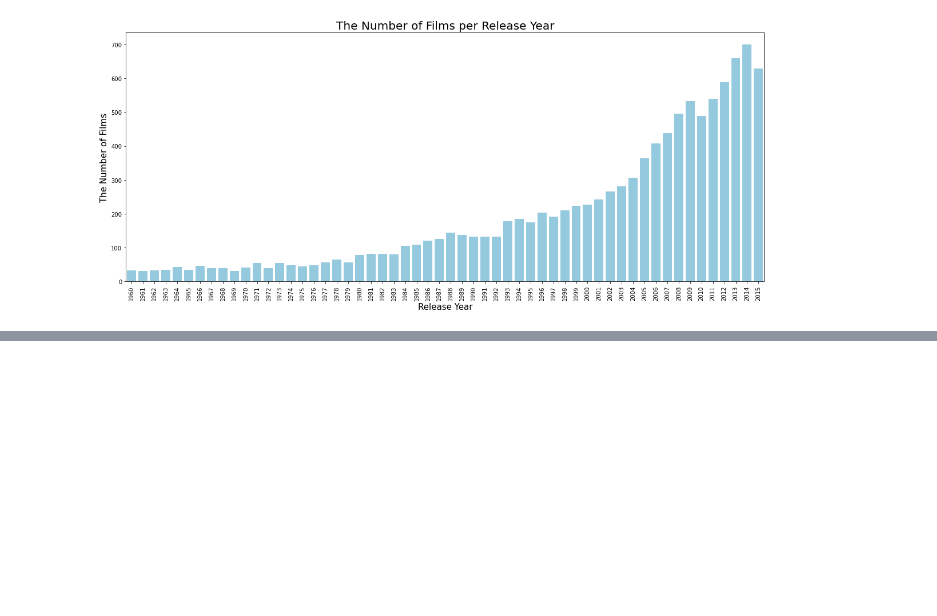
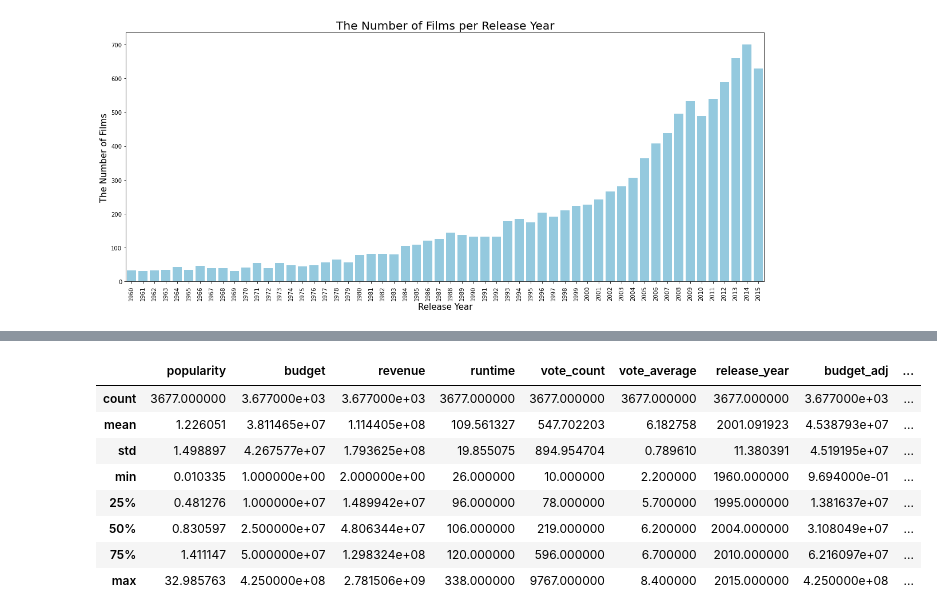
Before and after one commit to KaoriMI/Project_Investigate_a_Dataset, a Jupyter notebook: Draft_report.ipynb, the cells around one changed output, grey strips where cells are left out. Drawn from its saved outputs; the diff is of its cells as text; code cells hidden in the pictures; blank space fills up the shorter version.

```diff
--- a/Draft_report.ipynb
+++ b/Draft_report.ipynb
@@ -162,0 +187,12 @@ TypeError: bar() missing 1 required positional argument: 'height'
+# %%
+df_budget.describe()
+# %% [output]
+|  | popularity | budget | revenue | runtime | vote_count | vote_average | release_year | budget_adj | ... |
+| count | 3677.000000 | 3.677000e+03 | 3.677000e+03 | 3677.000000 | 3677.000000 | 3677.000000 | 3677.000000 | 3.677000e+03 | ... |
+| mean | 1.226051 | 3.811465e+07 | 1.114405e+08 | 109.561327 | 547.702203 | 6.182758 | 2001.091923 | 4.538793e+07 | ... |
+| std | 1.498897 | 4.267577e+07 | 1.793625e+08 | 19.855075 | 894.954704 | 0.789610 | 11.380391 | 4.519195e+07 | ... |
+| min | 0.010335 | 1.000000e+00 | 2.000000e+00 | 26.000000 | 10.000000 | 2.200000 | 1960.000000 | 9.694000e-01 | ... |
+| 25% | 0.481276 | 1.000000e+07 | 1.489942e+07 | 96.000000 | 78.000000 | 5.700000 | 1995.000000 | 1.381637e+07 | ... |
+| 50% | 0.830597 | 2.500000e+07 | 4.806344e+07 | 106.000000 | 219.000000 | 6.200000 | 2004.000000 | 3.108049e+07 | ... |
+| 75% | 1.411147 | 5.000000e+07 | 1.298324e+08 | 120.000000 | 596.000000 | 6.700000 | 2010.000000 | 6.216097e+07 | ... |
+| max | 32.985763 | 4.250000e+08 | 2.781506e+09 | 338.000000 | 9767.000000 | 8.400000 | 2015.000000 | 4.250000e+08 | ... |
```
Also changed, not shown: parts of 10 cells of this notebook.
